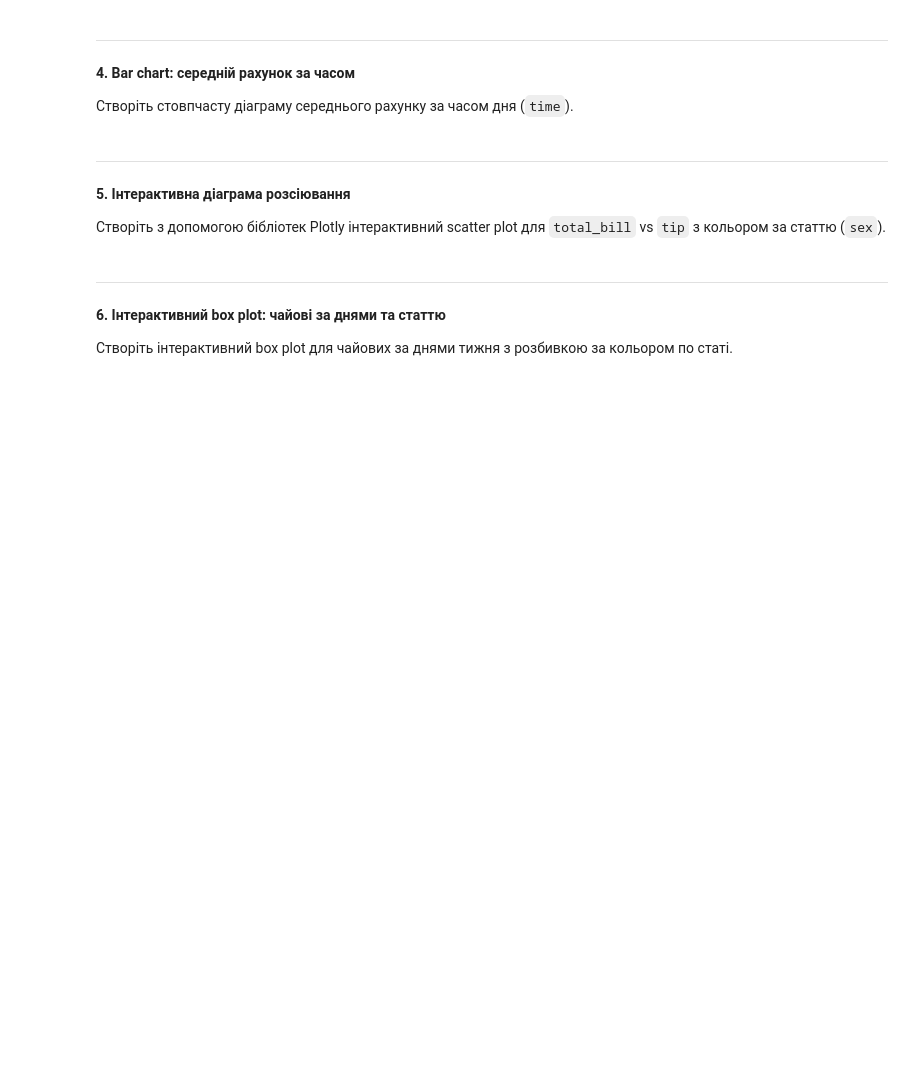
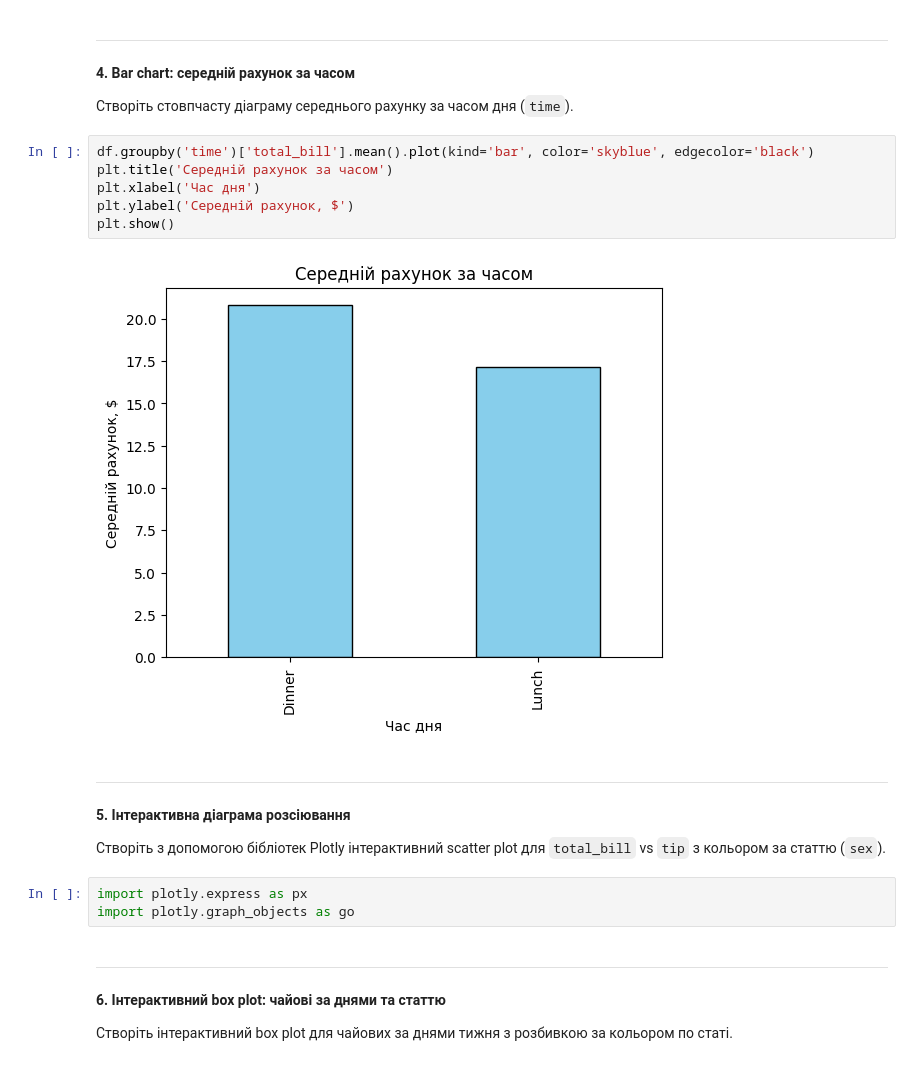
Before and after one commit to timapasechnik/ml_basic, a Jupyter notebook: HW9_Data_Visualization.ipynb, the cells around one changed output. Saved outputs shown, nothing was run; the diff lists cells and outputs as text; blank space fills up the shorter version.

```diff
--- a/HW9_Data_Visualization.ipynb
+++ b/HW9_Data_Visualization.ipynb
@@ -46,12 +82,23 @@ Tips - це датасет, який містить інформацію про
 **4. Bar chart: середній рахунок за часом**
 
 Створіть стовпчасту діаграму середнього рахунку за часом дня (`time`).
+# %%
+df.groupby('time')['total_bill'].mean().plot(kind='bar', color='skyblue', edgecolor='black')
+plt.title('Середній рахунок за часом')
+plt.xlabel('Час дня')
+plt.ylabel('Середній рахунок, $')
+plt.show()
+# %% [output]
+[figure, added]
 # %% [markdown]
 ---
 
 **5. Інтерактивна діаграма розсіювання**
 
 Створіть з допомогою бібліотек Plotly інтерактивний scatter plot для `total_bill` vs `tip` з кольором за статтю (`sex`).
+# %%
+import plotly.express as px
+import plotly.graph_objects as go
 # %% [markdown]
 ---
 
```
Also changed, not shown: parts of 3 cells of this notebook.
